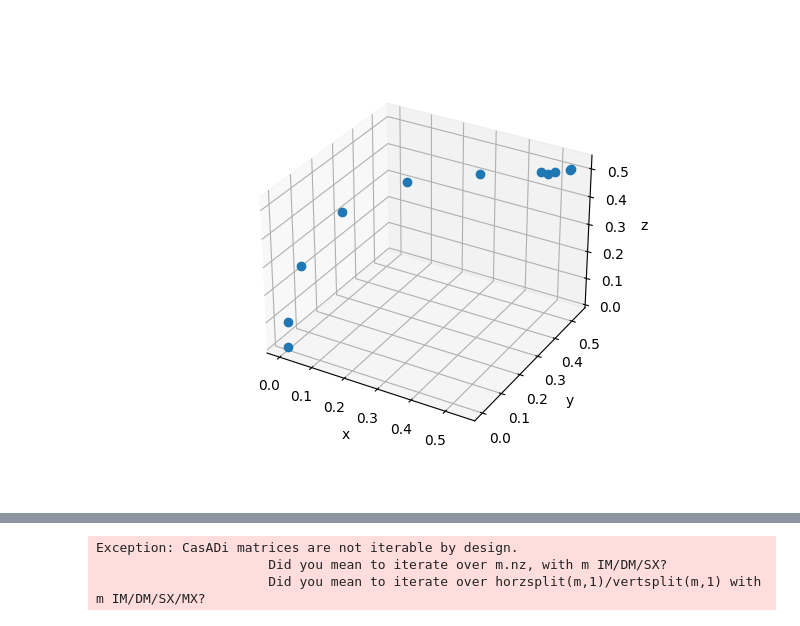
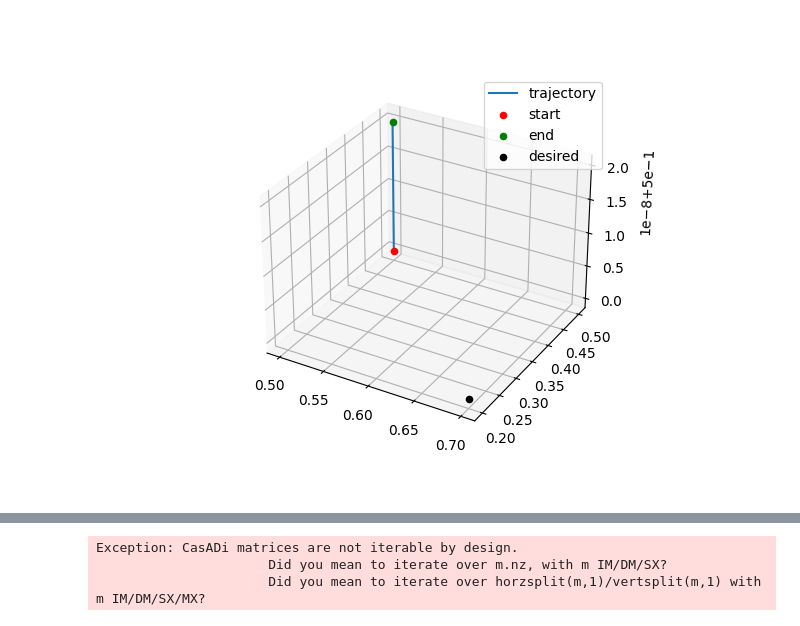
Before and after one commit to ReanFernandes/flight-control-submisssion-week, a Jupyter notebook: notebook.ipynb, the cells around one changed output, grey strips where cells are left out. Drawn from its saved outputs; the diff is of its cells as text; code cells hidden in the pictures.

```diff
--- a/notebook.ipynb
+++ b/notebook.ipynb
@@ -169,17 +151,19 @@ print(np.round(w_opt, 2))
 # %%
 import matplotlib.pyplot as plt
 %matplotlib widget
 
-x_opt = w_opt[:mod.nx * (N+1)].reshape((N+1, mod.nx)).T
+x_opt = w_opt[:mod.nx * (N+1)].reshape((N+1, mod.nx))
+#plot the 3d trajectory
 fig = plt.figure()
 ax = fig.add_subplot(111, projection='3d')
-ax.plot(x_opt[0, :], x_opt[1, :], x_opt[2, :], 'o')
-ax.set_xlabel('x')
-ax.set_ylabel('y')
-ax.set_zlabel('z')
+ax.plot(x_opt[:, 0], x_opt[:, 1], x_opt[:, 2], label='trajectory')
+ax.scatter(x_opt[0, 0], x_opt[0, 1], x_opt[0, 2], label='start', color='red')
+ax.scatter(x_opt[-1, 0], x_opt[-1, 1], x_opt[-1, 2], label='end', color='green')
+ax.scatter(x_desired[0], x_desired[1], x_desired[2], label='desired', color='black')
+ax.legend()
 plt.show()
 # %% [output]
-[figure, old version]
+[figure, new version]
 # %%
 print("length of w0: ",w0.shape)
 print("length of lbw: ",lbw.shape)
```
Also changed, not shown: parts of 5 cells of this notebook, 7 other files.
